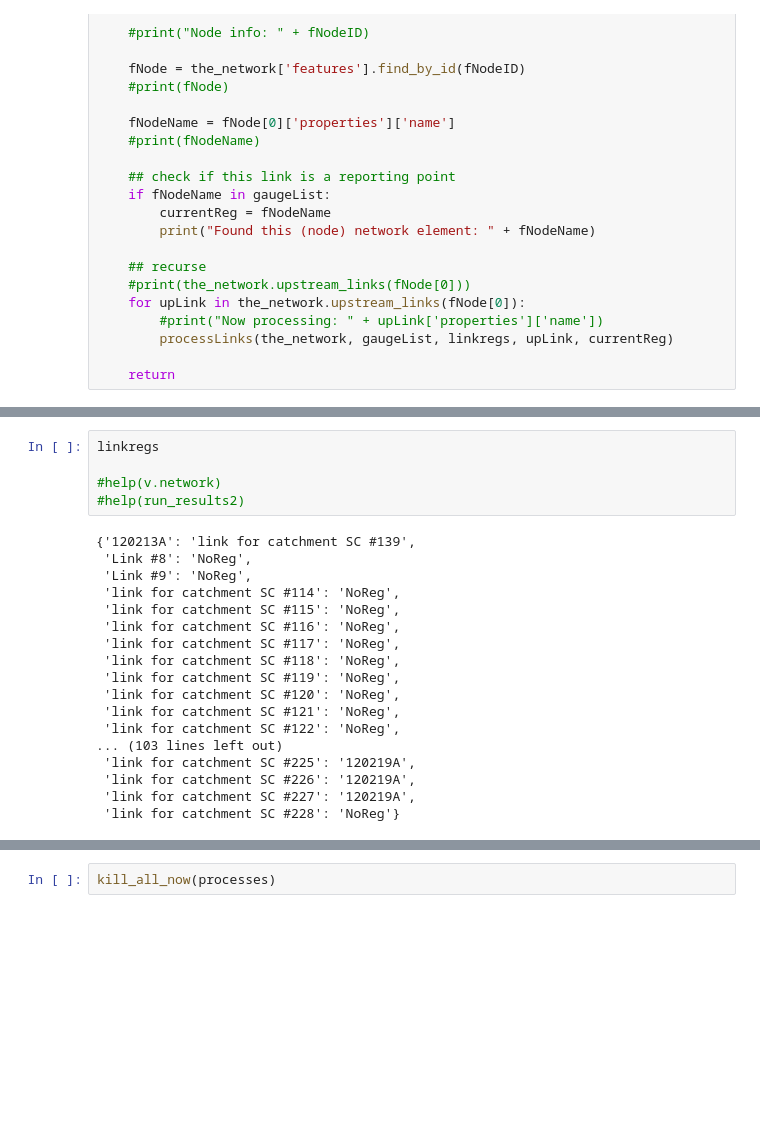
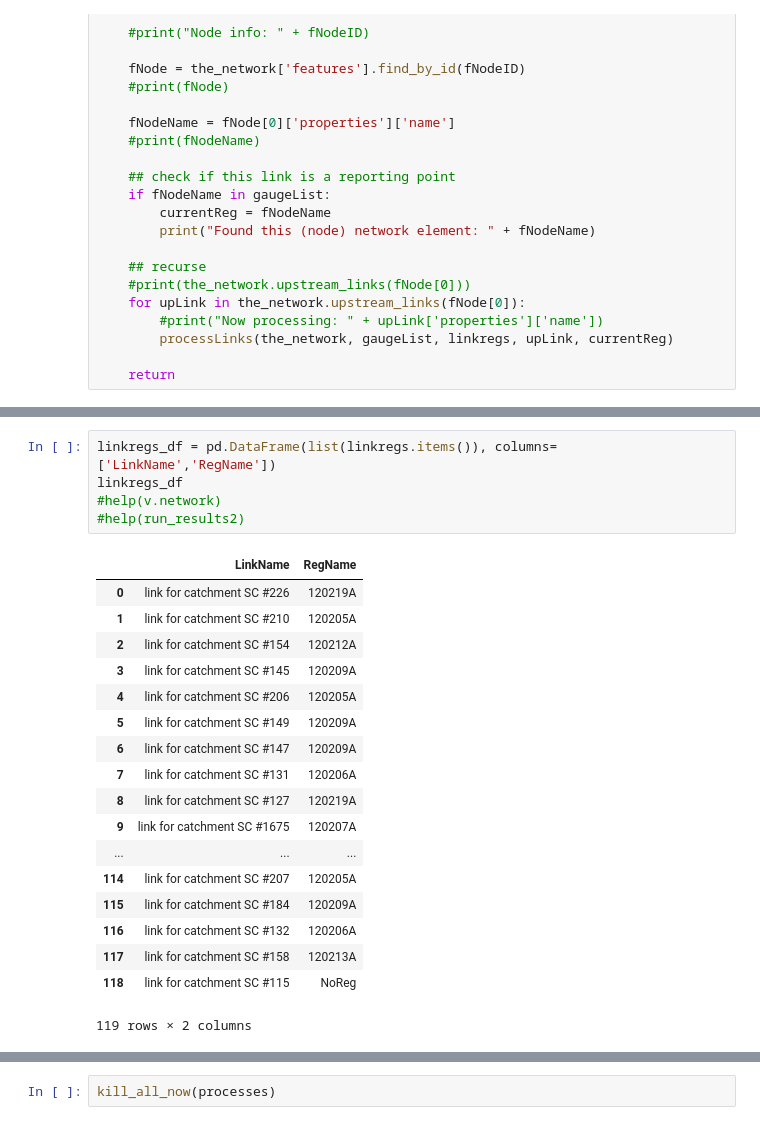
Before and after one commit to frbennett/reef_scripts, a Jupyter notebook: GBR/Examples/IdentifyContributingCatchments.ipynb, the cells around one changed output, grey strips where cells are left out. Saved outputs shown, nothing was run; the diff lists cells and outputs as text; blank space fills up the shorter version.

```diff
--- a/GBR/Examples/IdentifyContributingCatchments.ipynb
+++ b/GBR/Examples/IdentifyContributingCatchments.ipynb
@@ -145,23 +155,24 @@ Found this (link) network element: link for catchment SC #139
 # %%
-linkregs
-
+linkregs_df = pd.DataFrame(list(linkregs.items()), columns=['LinkName','RegName'])
+linkregs_df
 #help(v.network)
 #help(run_results2)
 # %% [output]
+|  | LinkName | RegName |
+| 0 | link for catchment SC #226 | 120219A |
+| 1 | link for catchment SC #210 | 120205A |
+| 2 | link for catchment SC #154 | 120212A |
+| 3 | link for catchment SC #145 | 120209A |
+| 4 | link for catchment SC #206 | 120205A |
+| 5 | link for catchment SC #149 | 120209A |
+| 6 | link for catchment SC #147 | 120209A |
+| 7 | link for catchment SC #131 | 120206A |
+| 8 | link for catchment SC #127 | 120219A |
+| 9 | link for catchment SC #1675 | 120207A |
+| ... | ... | ... |
+| 114 | link for catchment SC #207 | 120205A |
+| 115 | link for catchment SC #184 | 120209A |
+| 116 | link for catchment SC #132 | 120206A |
+| 117 | link for catchment SC #158 | 120213A |
+| 118 | link for catchment SC #115 | NoReg |
-{'120213A': 'link for catchment SC #139',
- 'Link #8': 'NoReg',
- 'Link #9': 'NoReg',
- 'link for catchment SC #114': 'NoReg',
- 'link for catchment SC #115': 'NoReg',
- 'link for catchment SC #116': 'NoReg',
- 'link for catchment SC #117': 'NoReg',
- 'link for catchment SC #118': 'NoReg',
- 'link for catchment SC #119': 'NoReg',
- 'link for catchment SC #120': 'NoReg',
- 'link for catchment SC #121': 'NoReg',
- 'link for catchment SC #122': 'NoReg',
-... (103 lines left out)
- 'link for catchment SC #225': '120219A',
- 'link for catchment SC #226': '120219A',
- 'link for catchment SC #227': '120219A',
- 'link for catchment SC #228': 'NoReg'}
+119 rows × 2 columns
```
Also changed, not shown: parts of 7 cells of this notebook.
